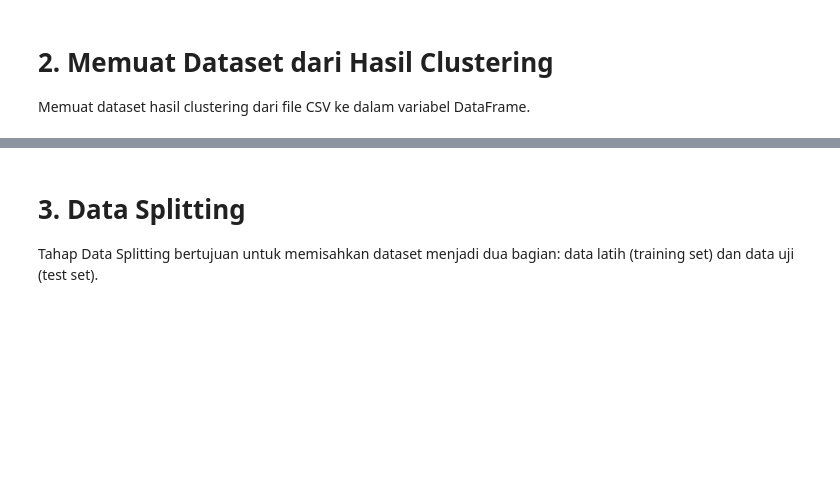
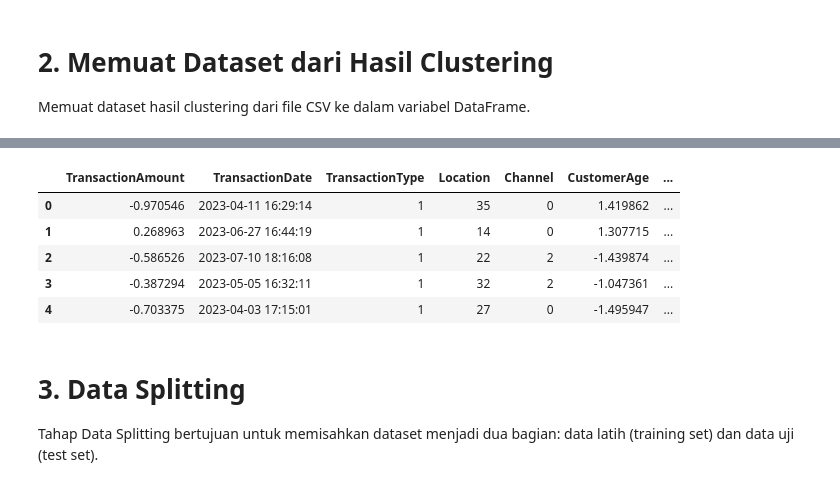
Before and after one commit to FaizFP/Dicoding--Project, a Jupyter notebook: [Klasifikasi]_Submission_Akhir_BMLP_Your_Name.ipynb, the cells around one changed output, grey strips where cells are left out. Saved outputs shown, nothing was run; the diff lists cells and outputs as text; code cells hidden in the pictures; blank space fills up the shorter version.

```diff
--- a/[Klasifikasi]_Submission_Akhir_BMLP_Your_Name.ipynb
+++ b/[Klasifikasi]_Submission_Akhir_BMLP_Your_Name.ipynb
@@ -47,3 +47,21 @@ df.head()
+# %%
+
+le = LabelEncoder()
+
+df["TransactionType"] = le.fit_transform(df["TransactionType"])
+df["Location"] = le.fit_transform(df["Location"])
+df["Channel"] = le.fit_transform(df["Channel"])
+df["CustomerOccupation"] = le.fit_transform(df["CustomerOccupation"])
+df["CustomerOccupation"] = le.fit_transform(df["CustomerOccupation"])
+# %%
+df.head()
+# %% [output]
+|  | TransactionAmount | TransactionDate | TransactionType | Location | Channel | CustomerAge | ... |
+| 0 | -0.970546 | 2023-04-11 16:29:14 | 1 | 35 | 0 | 1.419862 | ... |
+| 1 | 0.268963 | 2023-06-27 16:44:19 | 1 | 14 | 0 | 1.307715 | ... |
+| 2 | -0.586526 | 2023-07-10 18:16:08 | 1 | 22 | 2 | -1.439874 | ... |
+| 3 | -0.387294 | 2023-05-05 16:32:11 | 1 | 32 | 2 | -1.047361 | ... |
+| 4 | -0.703375 | 2023-04-03 17:15:01 | 1 | 27 | 0 | -1.495947 | ... |
 # %% [markdown]
 # **3. Data Splitting**
 Tahap Data Splitting bertujuan untuk memisahkan dataset menjadi dua bagian: data latih (training set) dan data uji (test set).
```
Also changed, not shown: parts of 6 cells of this notebook.
